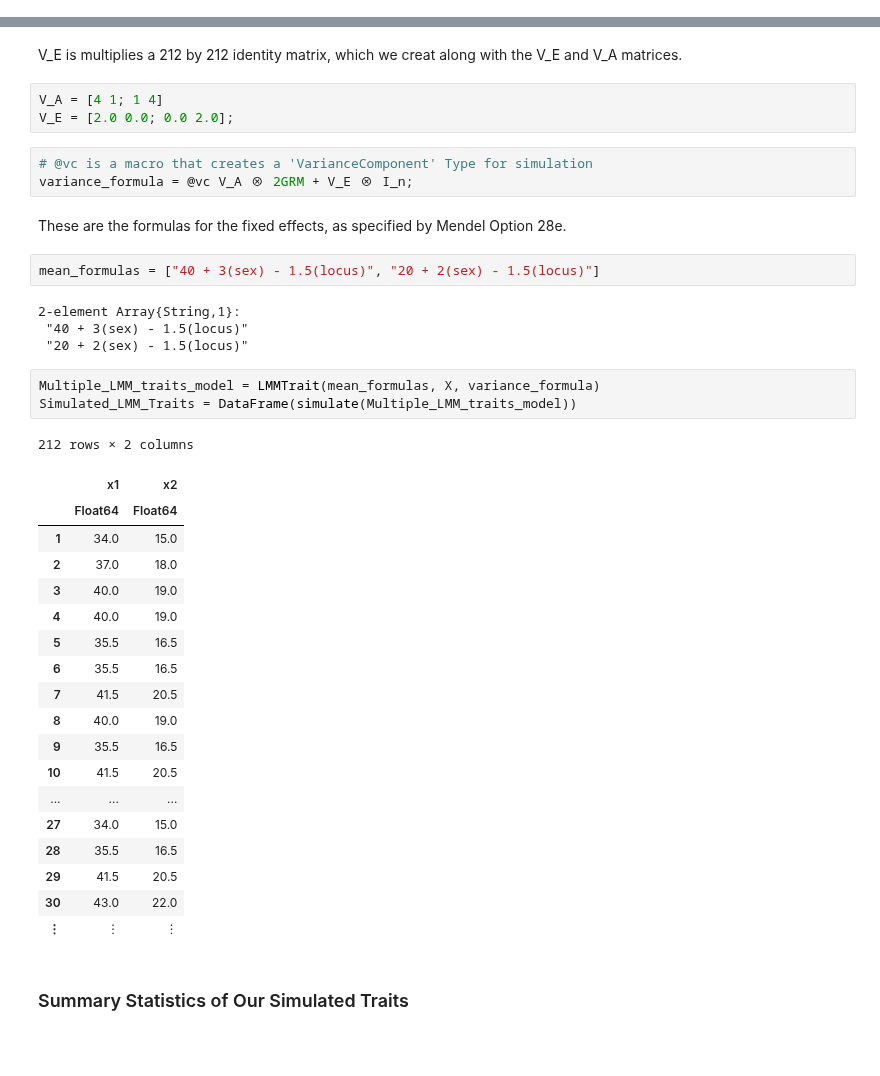
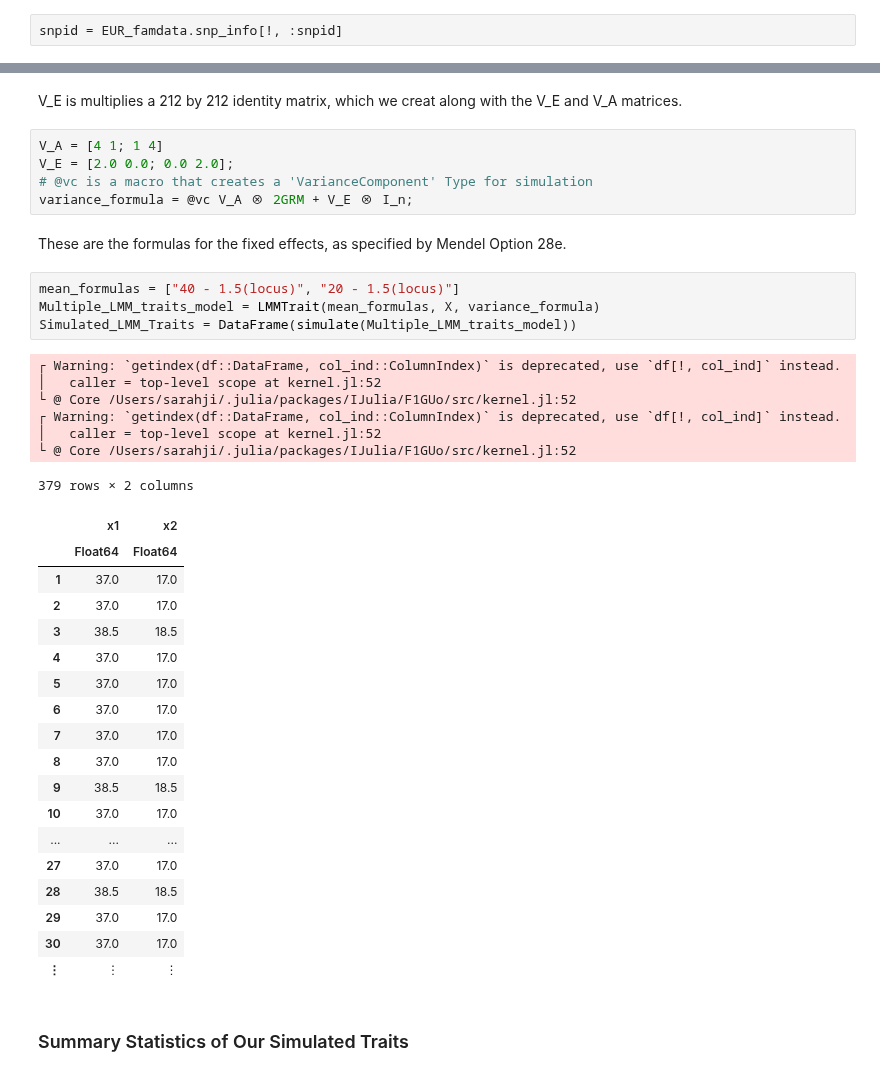
Before and after one commit to OpenMendel/TraitSimulation.jl, a Jupyter notebook: docs/TraitSimulation_28e.ipynb, the cells around one changed output, grey strips where cells are left out. Drawn from its saved outputs; the diff is of its cells as text; blank space fills up the shorter version.

```diff
--- a/docs/TraitSimulation_28e.ipynb
+++ b/docs/TraitSimulation_28e.ipynb
@@ -261,0 +116,2 @@ snpid = map(x -> strip(string(x)), snpdef28_1[:, 1]) # strip mining in the data
+# %%
+snpid = EUR_famdata.snp_info[!, :snpid]
@@ -497,40 +331,40 @@ V_E is multiplies a 212 by 212 identity matrix, which we creat along with the V_
 # %%
 V_A = [4 1; 1 4]
 V_E = [2.0 0.0; 0.0 2.0];
+# @vc is a macro that creates a 'VarianceComponent' Type for simulation
+variance_formula = @vc V_A ⊗ 2GRM + V_E ⊗ I_n;
-# %%
-# @vc is a macro that creates a 'VarianceComponent' Type for simulation
-variance_formula = @vc V_A ⊗ 2GRM + V_E ⊗ I_n;
 # %% [markdown]
 These are the formulas for the fixed effects, as specified by Mendel Option 28e.
 # %%
-mean_formulas = ["40 + 3(sex) - 1.5(locus)", "20 + 2(sex) - 1.5(locus)"]
+mean_formulas = ["40 - 1.5(locus)", "20 - 1.5(locus)"]
+Multiple_LMM_traits_model = LMMTrait(mean_formulas, X, variance_formula)
+Simulated_LMM_Traits = DataFrame(simulate(Multiple_LMM_traits_model))
 # %% [output]
-2-element Array{String,1}:
- "40 + 3(sex) - 1.5(locus)"
- "20 + 2(sex) - 1.5(locus)"
+┌ Warning: `getindex(df::DataFrame, col_ind::ColumnIndex)` is deprecated, use `df[!, col_ind]` instead.
+│   caller = top-level scope at kernel.jl:52
+└ @ Core /Users/sarahji/.julia/packages/IJulia/F1GUo/src/kernel.jl:52
+┌ Warning: `getindex(df::DataFrame, col_ind::ColumnIndex)` is deprecated, use `df[!, col_ind]` instead.
+│   caller = top-level scope at kernel.jl:52
+└ @ Core /Users/sarahji/.julia/packages/IJulia/F1GUo/src/kernel.jl:52
+379 rows × 2 columns
+|  | x1 | x2 |
+|  | Float64 | Float64 |
+| 1 | 37.0 | 17.0 |
+| 2 | 37.0 | 17.0 |
+| 3 | 38.5 | 18.5 |
+| 4 | 37.0 | 17.0 |
+| 5 | 37.0 | 17.0 |
+| 6 | 37.0 | 17.0 |
+| 7 | 37.0 | 17.0 |
+| 8 | 37.0 | 17.0 |
+| 9 | 38.5 | 18.5 |
+| 10 | 37.0 | 17.0 |
+| ... | ... | ... |
+| 27 | 37.0 | 17.0 |
+| 28 | 38.5 | 18.5 |
+| 29 | 37.0 | 17.0 |
+| 30 | 37.0 | 17.0 |
+| ⋮ | ⋮ | ⋮ |
-# %%
-Multiple_LMM_traits_model = LMMTrait(mean_formulas, X, variance_formula)
-Simulated_LMM_Traits = DataFrame(simulate(Multiple_LMM_traits_model))
-# %% [output]
-212 rows × 2 columns
-|  | x1 | x2 |
-|  | Float64 | Float64 |
-| 1 | 34.0 | 15.0 |
-| 2 | 37.0 | 18.0 |
-| 3 | 40.0 | 19.0 |
-| 4 | 40.0 | 19.0 |
-| 5 | 35.5 | 16.5 |
-| 6 | 35.5 | 16.5 |
-| 7 | 41.5 | 20.5 |
-| 8 | 40.0 | 19.0 |
-| 9 | 35.5 | 16.5 |
-| 10 | 41.5 | 20.5 |
-| ... | ... | ... |
-| 27 | 34.0 | 15.0 |
-| 28 | 35.5 | 16.5 |
-| 29 | 41.5 | 20.5 |
-| 30 | 43.0 | 22.0 |
-| ⋮ | ⋮ | ⋮ |
 # %% [markdown]
 ### Summary Statistics of Our Simulated Traits
 # %%
```
Also changed, not shown: parts of 62 cells of this notebook.
